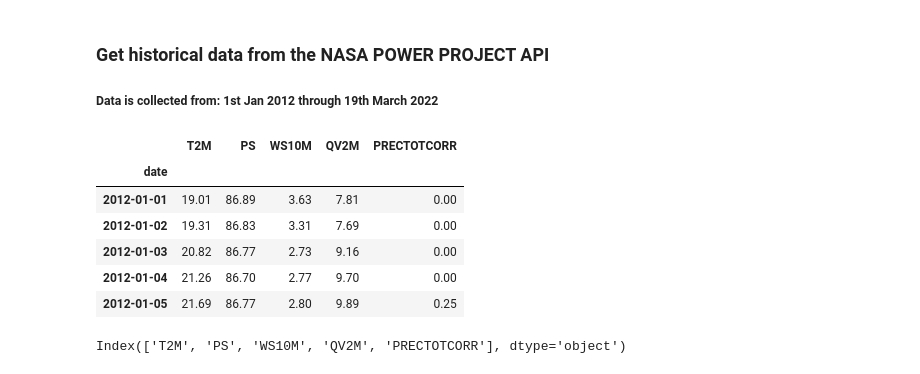
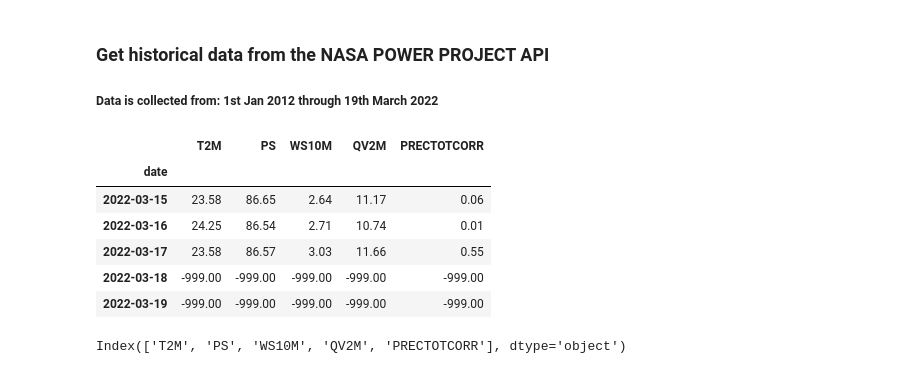
Before and after one commit to bryan-mwas/keras-lstm, a Jupyter notebook: lstm.ipynb, the cells around one changed output. Cells and saved outputs as stored; diff of their text form; code cells hidden in the pictures.

```diff
--- a/lstm.ipynb
+++ b/lstm.ipynb
@@ -25,15 +25,15 @@ def parse_date(x):
 # Skip the CSV description rows
 df = pd.read_csv(csv_path, skiprows=13, parse_dates={'date': ['YEAR', 'DOY']}, date_parser=parse_date, skipinitialspace=True, index_col=0)
 # %%
-df.head()
+df.tail()
 # %% [output]
 |  | T2M | PS | WS10M | QV2M | PRECTOTCORR |
 | date |  |  |  |  |  |
-| 2012-01-01 | 19.01 | 86.89 | 3.63 | 7.81 | 0.00 |
-| 2012-01-02 | 19.31 | 86.83 | 3.31 | 7.69 | 0.00 |
-| 2012-01-03 | 20.82 | 86.77 | 2.73 | 9.16 | 0.00 |
-| 2012-01-04 | 21.26 | 86.70 | 2.77 | 9.70 | 0.00 |
-| 2012-01-05 | 21.69 | 86.77 | 2.80 | 9.89 | 0.25 |
+| 2022-03-15 | 23.58 | 86.65 | 2.64 | 11.17 | 0.06 |
+| 2022-03-16 | 24.25 | 86.54 | 2.71 | 10.74 | 0.01 |
+| 2022-03-17 | 23.58 | 86.57 | 3.03 | 11.66 | 0.55 |
+| 2022-03-18 | -999.00 | -999.00 | -999.00 | -999.00 | -999.00 |
+| 2022-03-19 | -999.00 | -999.00 | -999.00 | -999.00 | -999.00 |
 # %%
 # Get column names
 df.columns
```
Also changed, not shown: parts of 11 cells of this notebook, 5 other files.
